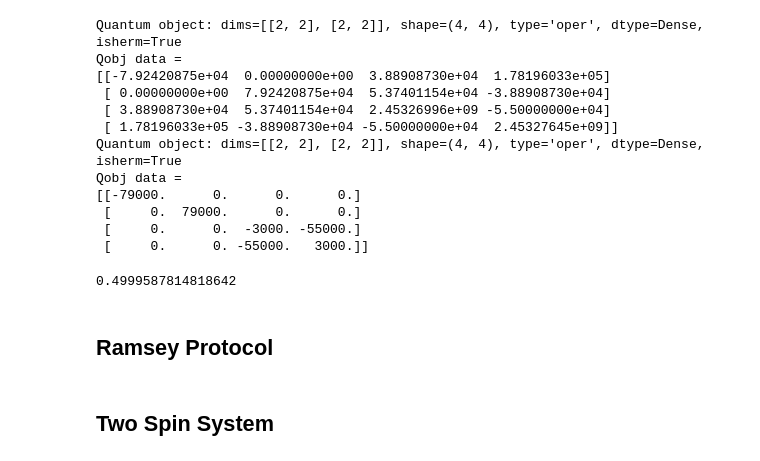
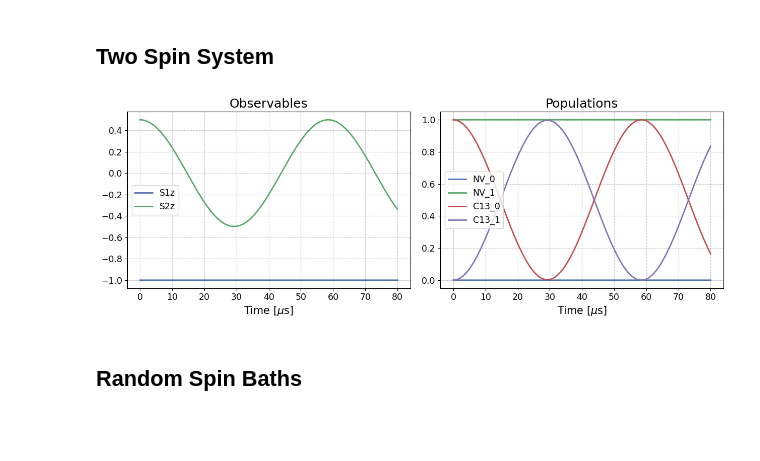
Before and after one commit to dehe1011/NVcenter, a Jupyter notebook: development/demonstration.ipynb, the cells around one changed output. Cells and saved outputs as stored; diff of their text form; code cells hidden in the pictures; blank space fills up the shorter version.

```diff
--- a/development/demonstration.ipynb
+++ b/development/demonstration.ipynb
@@ -12,58 +82,21 @@ from NVcenter import *
+# %% [markdown]
+## Two Spin System
+# %%
+time = 80e-6
+config_spin1 = ('NV', (0,0,0), 1, {})
+config_spin2 = ('C13', C13_pos, 0, {})
+two_spin_system = TwoSpinSystem(config_spin1, config_spin2, time, suter_method=kwargs['suter_method'])
+
+fig, ax = plt.subplots(1, 2, figsize = (6.4*2, 4.8))
+ax[0] = two_spin_system.plot_observables(ax[0], ['S1z', 'S2z'])
+ax[1] = two_spin_system.plot_pops(ax[1])
+plt.show()
+# %% [output]
+[figure, added]
+# %% [markdown]
+## Random Spin Baths
 # %%
 # Create, save and load random spin baths
 
 # spin_baths = save_spin_baths('C13_bath_configs', DATA_DIR, 'C13', 0.02e-2, 2e-9, 4.2e-9, 10, 10)
 bath_configs = list(load_spin_baths('C13_bath_configs', DATA_DIR).values())
-# %%
-# Compare my Hamiltonian to the Suter Hamiltonian
-
-register_config = [('NV', (0, 0, 0), 0, {}), ('C13', (4.722331100730915e-10, 0.0, 1.030637866442101e-10), 0, {})]
-bath_config = SpinBath('C13', 0.02e-2, 2e-9, 4.2e-9).config
-approx_level = 'no_bath'
-
-hamiltonian = Hamiltonian(register_config, bath_config, approx_level)
-print( hamiltonian.matrices[0] )
-
-print( H_Suter() )
-# %% [output]
-Quantum object: dims=[[2, 2], [2, 2]], shape=(4, 4), type='oper', dtype=Dense, isherm=True
-Qobj data =
-[[-7.92420875e+04  0.00000000e+00  3.88908730e+04  1.78196033e+05]
- [ 0.00000000e+00  7.92420875e+04  5.37401154e+04 -3.88908730e+04]
- [ 3.88908730e+04  5.37401154e+04  2.45326996e+09 -5.50000000e+04]
- [ 1.78196033e+05 -3.88908730e+04 -5.50000000e+04  2.45327645e+09]]
-Quantum object: dims=[[2, 2], [2, 2]], shape=(4, 4), type='oper', dtype=Dense, isherm=True
-Qobj data =
-[[-79000.      0.      0.      0.]
- [     0.  79000.      0.      0.]
- [     0.      0.  -3000. -55000.]
- [     0.      0. -55000.   3000.]]
-# %%
-# Analytical times
-
-C13_pos = (4.722331100730915e-10, 0.0, 1.030637866442101e-10)
-T1, T2 = calc_hadamard_pulse_seq(C13_pos)
-
-register_config = [('NV', (0, 0, 0), 0, {}), ('C13', (4.722331100730915e-10, 0.0, 1.030637866442101e-10), 0, {})]
-bath_config = SpinBath('C13', 0.02e-2, 2e-9, 4.2e-9).config
-approx_level = 'gCCE0'
-
-pulse_seq = [0] # Suter Hadamard
-target = q.tensor(q.qeye(2), q.qeye(2))
-
-pulse = Pulse(pulse_seq, register_config, bath_config, approx_level, target, old_state=None, mode='state_preparation' )
-
-pi_pulse = pulse.calc_U_rot(np.pi, 0)
-H = 2*np.pi * pulse.matrices[0].full()
-eigv, eigs = np.linalg.eigh( H )
-free_evo1 = pulse.calc_U_time(eigv, eigs, T1)
-free_evo2 = pulse.calc_U_time(eigv, eigs, T2)
-
-old_state = pulse.init_states[0]
-pulse_matrix = free_evo2 * pi_pulse * free_evo1 * pi_pulse
-new_state = pulse_matrix * old_state * pulse_matrix.dag()
-print( new_state[1, 1].real )
-# %% [output]
-0.4999587814818642
-# %% [markdown]
-## Ramsey Protocol
@@ -80,2 +102,0 @@ plt.show()
-# %% [markdown]
-## Two Spin System
```
Also changed, not shown: parts of 15 cells of this notebook, 23 other files.
